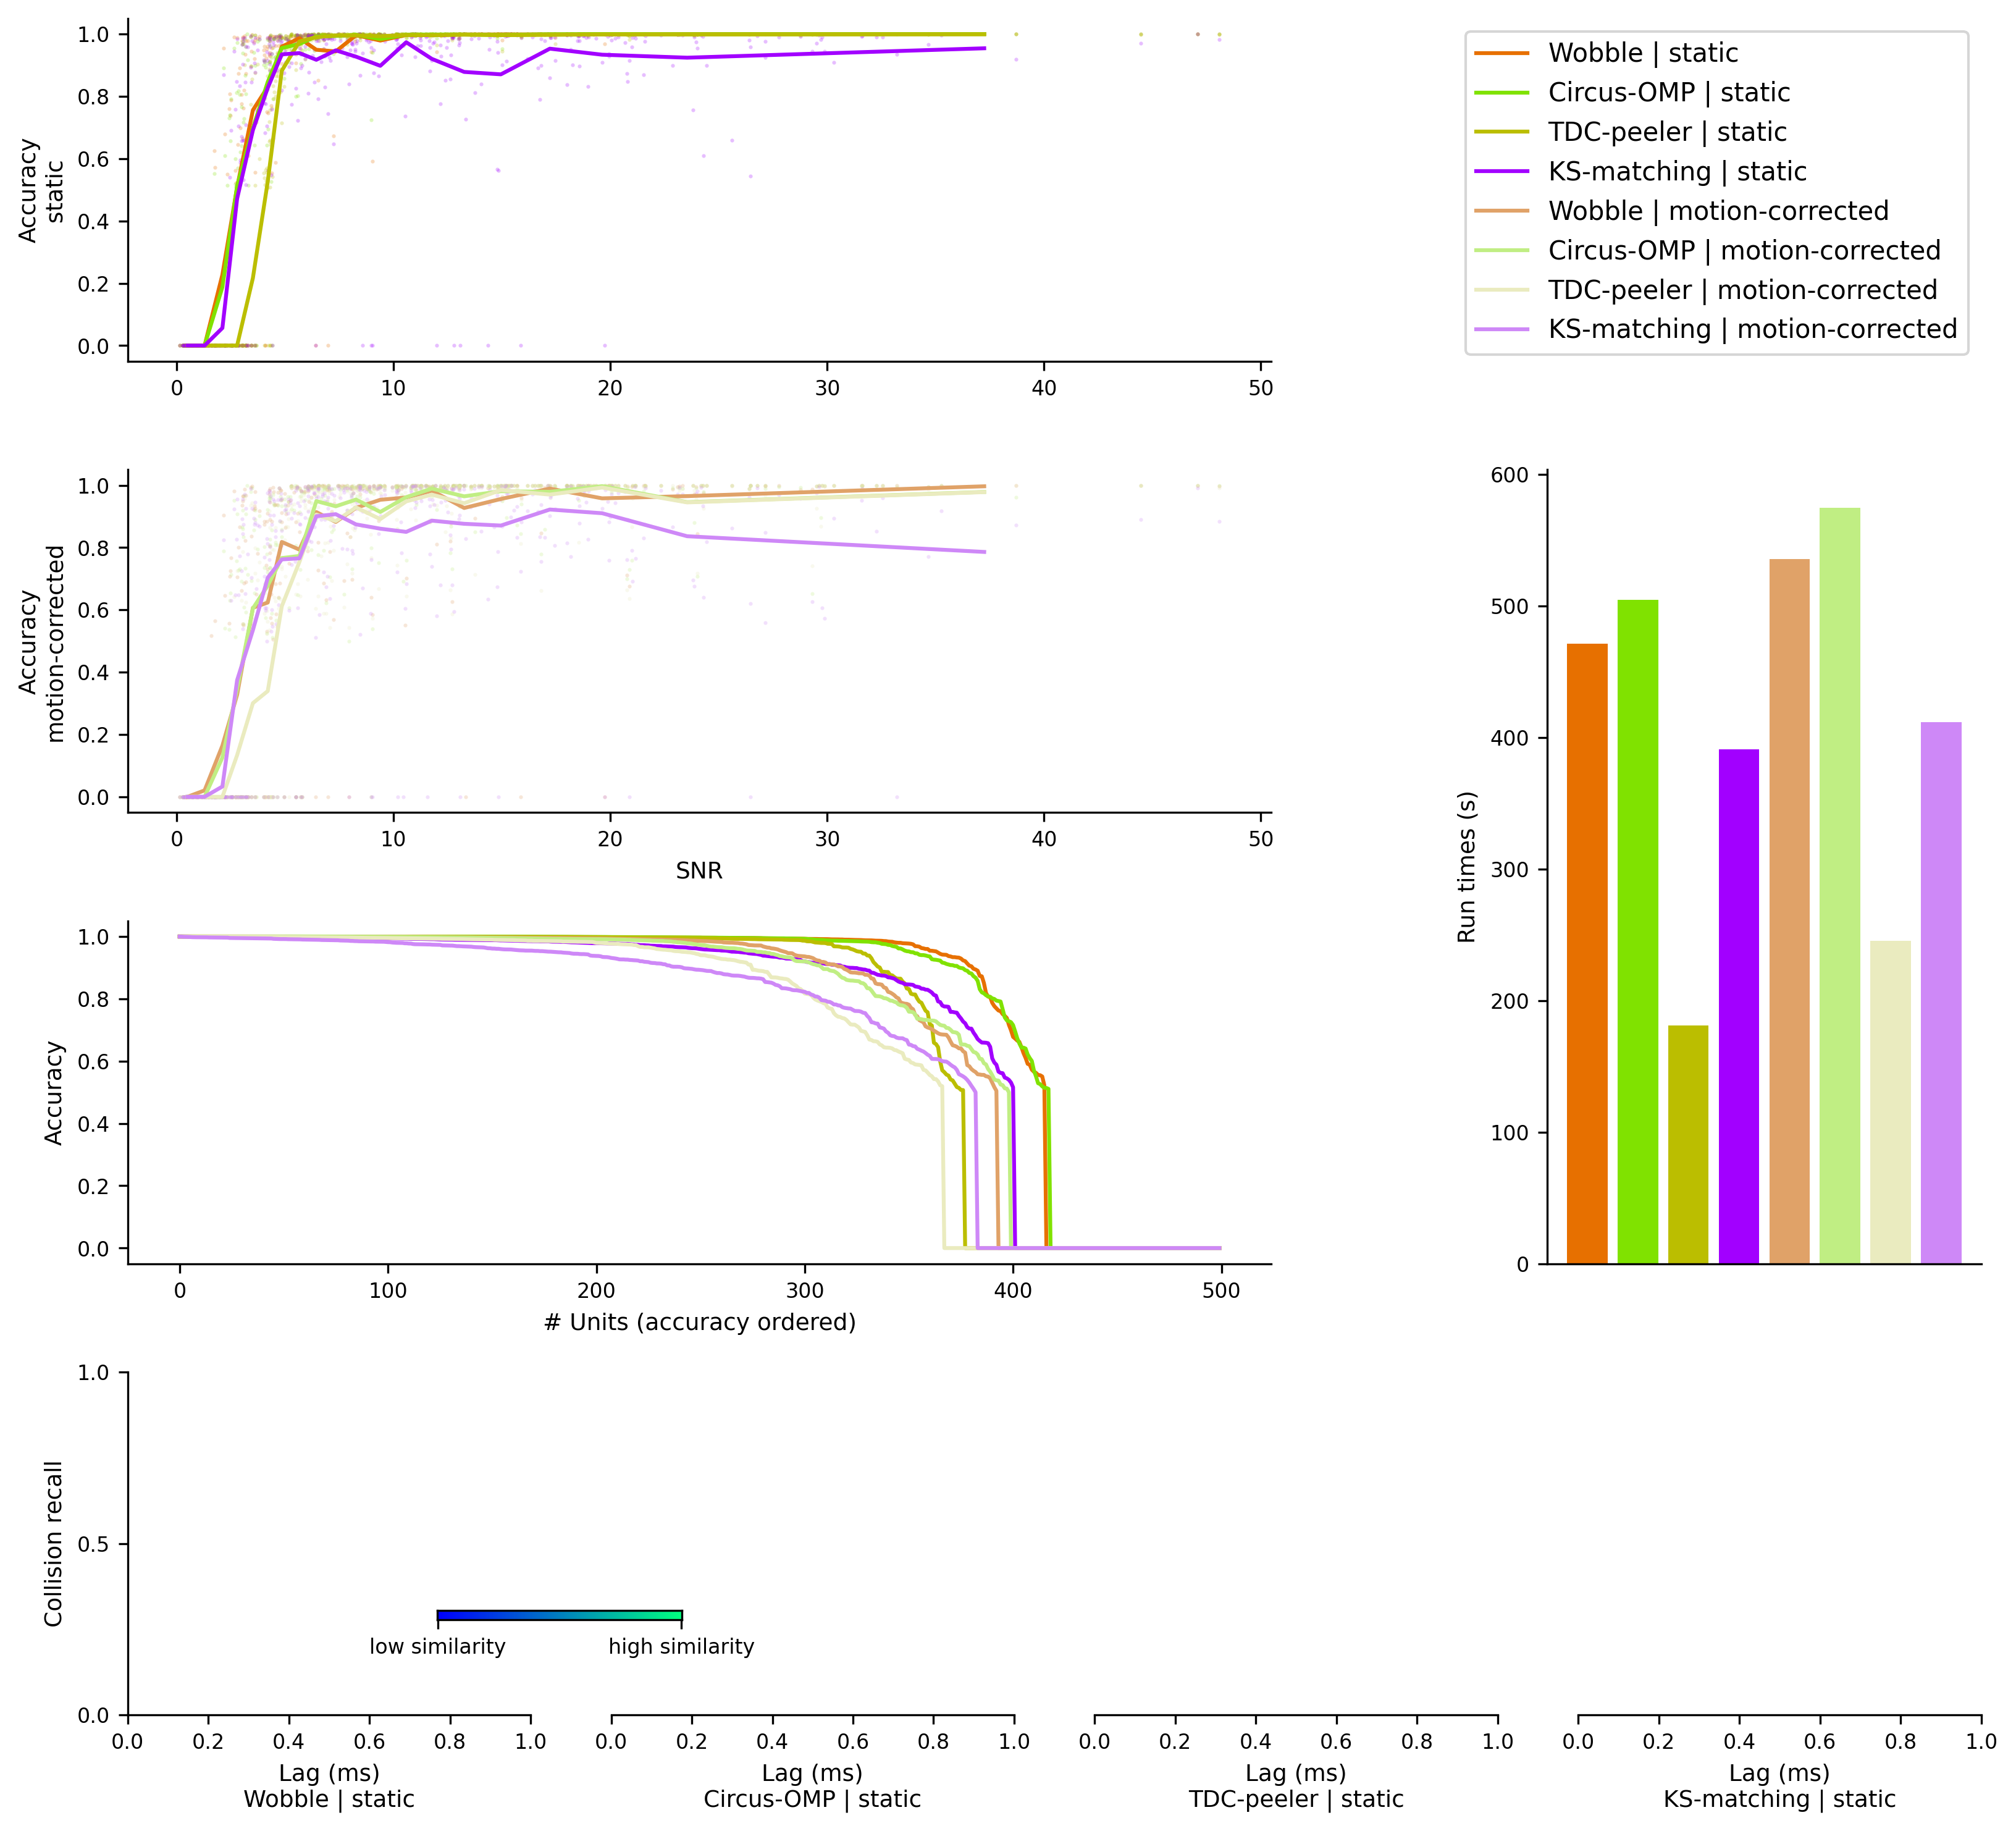
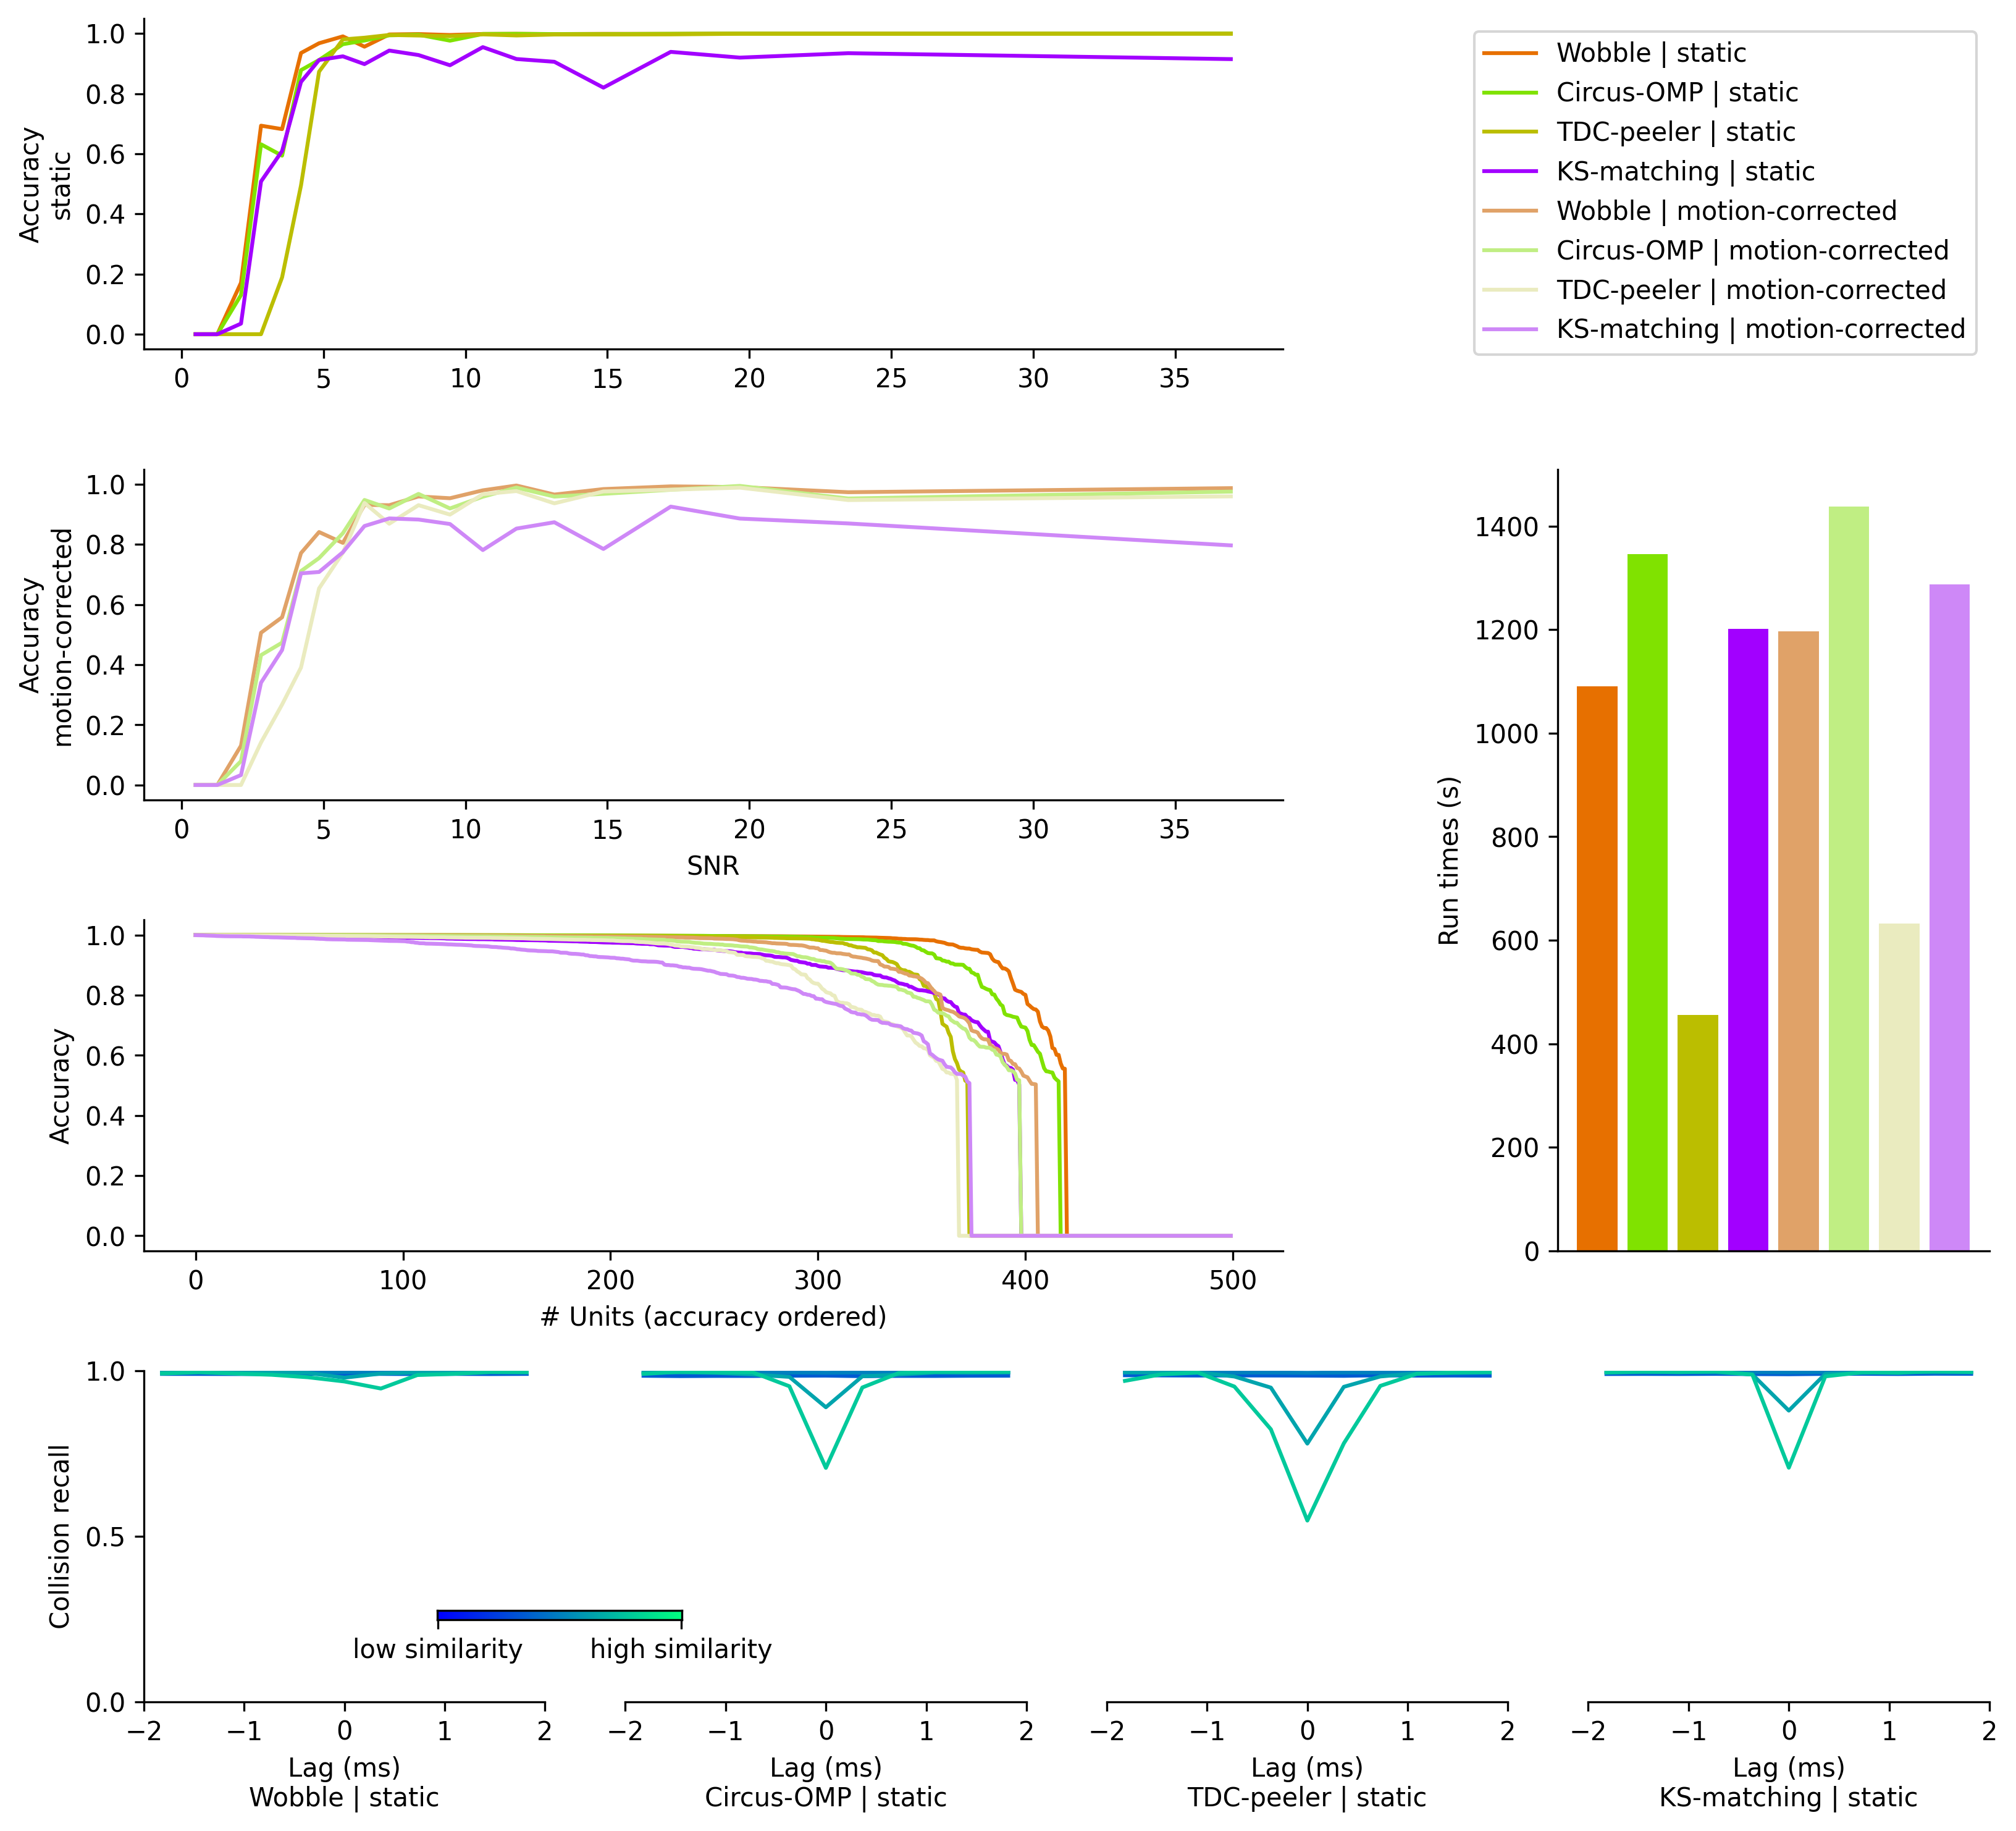
Code edit (unified diff) that turned the first committed figure into the second:
--- before
+++ after
@@ -1,9 +1,9 @@
 %matplotlib inline
 myparams = {
-    'axes.titlesize' : 10,
-    'axes.labelsize' : 9,
+    'axes.titlesize' : 11,
+    'axes.labelsize' : 10,
     'legend.fontsize': 10,
-    'xtick.labelsize' : 8,
-    'ytick.labelsize' : 8
+    'xtick.labelsize' : 10,
+    'ytick.labelsize' : 10,
 }
 
@@ -39,4 +39,5 @@
 
     _ = study.plot_performances_vs_snr(case_keys=static_cases, performance_names=['accuracy'],
+                                       show_scatter=False,
                                         with_sigmoid_fit=False,
                                         show_average_by_bin=True, 
@@ -48,4 +49,5 @@
 
     _ = study.plot_performances_vs_snr(case_keys=drifting_cases, performance_names=['accuracy'],
+                                       show_scatter=False,
                                         with_sigmoid_fit=False,
                                         show_average_by_bin=True, 
@@ -106,5 +108,5 @@
 
 
-    fig.savefig('/home/samuel.garcia/figures_paper_v2/figure_matching.png')
-    fig.savefig('/home/samuel.garcia/figures_paper_v2/figure_matching.pdf')
+    fig.savefig(figure_folder / 'figure_matching.png')
+    fig.savefig(figure_folder / 'figure_matching.pdf')
 

Commit: Update figures for v2